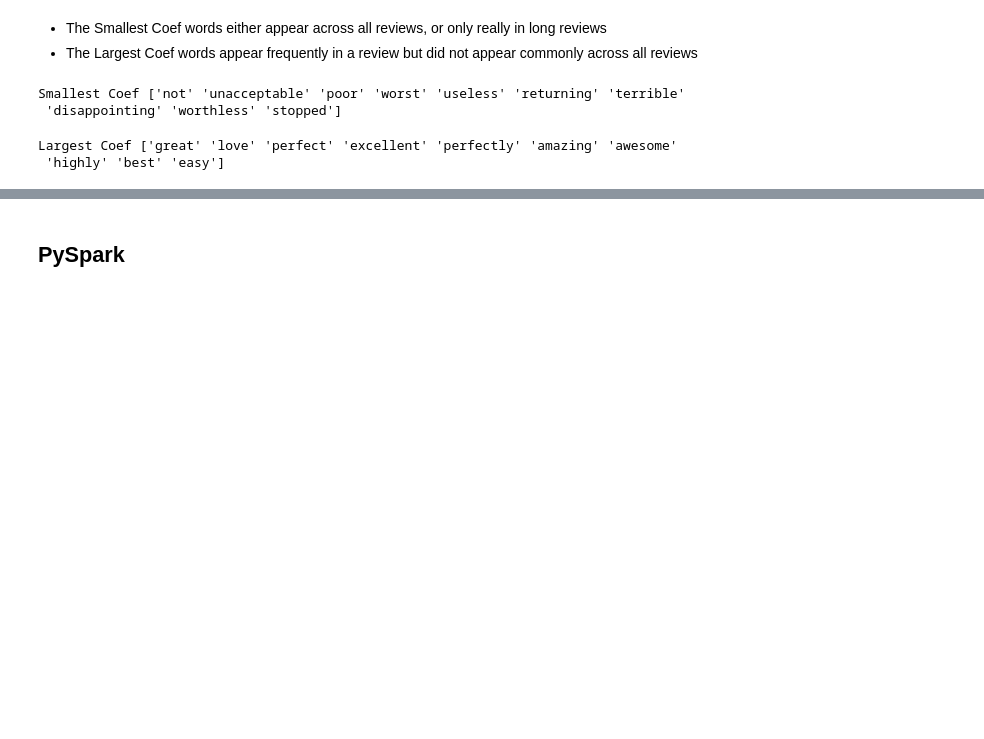
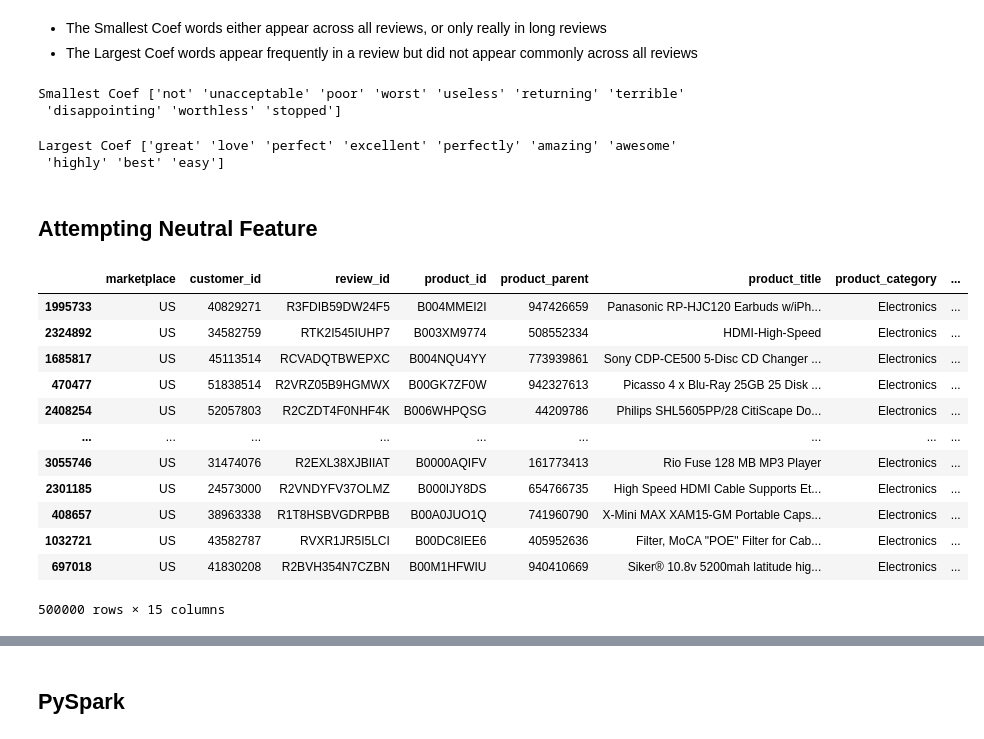
Before and after one commit to sukikrishna/FARS, a Jupyter notebook: DataTest (3).ipynb, the cells around one changed output, grey strips where cells are left out. Saved outputs shown, nothing was run; the diff lists cells and outputs as text; code cells hidden in the pictures; blank space fills up the shorter version.

```diff
--- a/DataTest (3).ipynb
+++ b/DataTest (3).ipynb
@@ -202,3 +202,23 @@ print("Largest Coef", feature_names[sorted_coef_index[:-11:-1]])
 # %% [output]
 Largest Coef ['great' 'love' 'perfect' 'excellent' 'perfectly' 'amazing' 'awesome'
  'highly' 'best' 'easy']
+# %% [markdown]
+## Attempting Neutral Feature
+# %%
+# Try cleaning on sample of df
+sample_df = one_file.sample(n = 500000)
+sample_df
+# %% [output]
+|  | marketplace | customer_id | review_id | product_id | product_parent | product_title | product_category | ... |
+| 1995733 | US | 40829271 | R3FDIB59DW24F5 | B004MMEI2I | 947426659 | Panasonic RP-HJC120 Earbuds w/iPh... | Electronics | ... |
+| 2324892 | US | 34582759 | RTK2I545IUHP7 | B003XM9774 | 508552334 | HDMI-High-Speed | Electronics | ... |
+| 1685817 | US | 45113514 | RCVADQTBWEPXC | B004NQU4YY | 773939861 | Sony CDP-CE500 5-Disc CD Changer ... | Electronics | ... |
+| 470477 | US | 51838514 | R2VRZ05B9HGMWX | B00GK7ZF0W | 942327613 | Picasso 4 x Blu-Ray 25GB 25 Disk ... | Electronics | ... |
+| 2408254 | US | 52057803 | R2CZDT4F0NHF4K | B006WHPQSG | 44209786 | Philips SHL5605PP/28 CitiScape Do... | Electronics | ... |
+| ... | ... | ... | ... | ... | ... | ... | ... | ... |
+| 3055746 | US | 31474076 | R2EXL38XJBIIAT | B0000AQIFV | 161773413 | Rio Fuse 128 MB MP3 Player | Electronics | ... |
+| 2301185 | US | 24573000 | R2VNDYFV37OLMZ | B000IJY8DS | 654766735 | High Speed HDMI Cable Supports Et... | Electronics | ... |
+| 408657 | US | 38963338 | R1T8HSBVGDRPBB | B00A0JUO1Q | 741960790 | X-Mini MAX XAM15-GM Portable Caps... | Electronics | ... |
+| 1032721 | US | 43582787 | RVXR1JR5I5LCI | B00DC8IEE6 | 405952636 | Filter, MoCA "POE" Filter for Cab... | Electronics | ... |
+| 697018 | US | 41830208 | R2BVH354N7CZBN | B00M1HFWIU | 940410669 | Siker® 10.8v 5200mah latitude hig... | Electronics | ... |
+500000 rows × 15 columns
```
Also changed, not shown: parts of 9 cells of this notebook.
